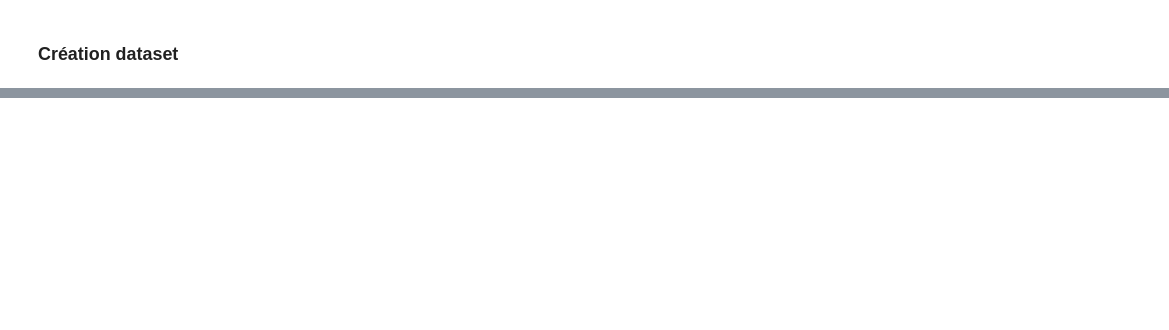
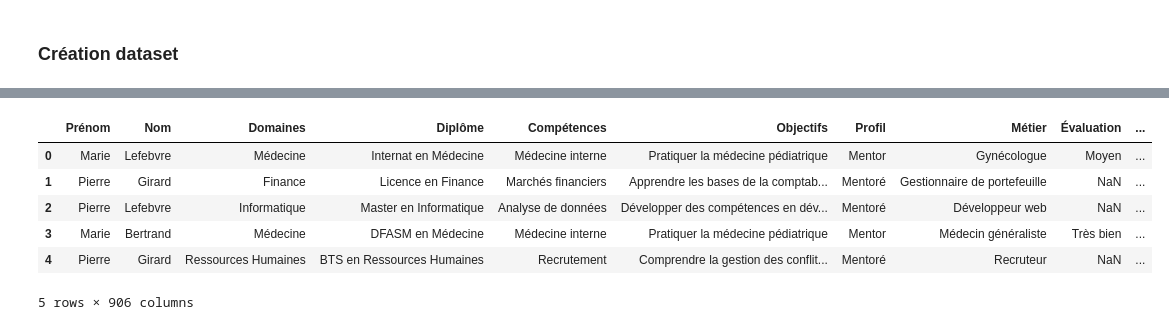
Before and after one commit to MariefloChm/Projet_intensif, a Jupyter notebook: generate_data.ipynb, the cells around one changed output, grey strips where cells are left out. Cells and saved outputs as stored; diff of their text form; code cells hidden in the pictures; blank space fills up the shorter version.

```diff
--- a/generate_data.ipynb
+++ b/generate_data.ipynb
@@ -191,0 +284,27 @@ df.head()
+# %%
+# df_work = df[['Prénom','Nom','Compétences', 'Objectifs', 'Diplôme','Profil']]
+df_work = df.select_dtypes(exclude=["int","float"])
+
+#Encodage one-hot des caractéristiques catégorielles
+encoder = OneHotEncoder(sparse=False, drop='first')
+# encoder.get
+encoded_features = encoder.fit_transform(df_work)
+
+# Créer un DataFrame avec les caractéristiques encodées
+encoded_df = pd.DataFrame(encoded_features, columns=encoder.get_feature_names_out(df_work.columns))
+
+# Réindexer le DataFrame
+# encoded_df.index = df_work.index
+
+# Concaténer les caractéristiques encodées avec les données mentor et mentoré
+combined_data_encoded = pd.concat([df_work, encoded_df], axis=1)
+# %%
+combined_data_encoded.head()
+# %% [output]
+|  | Prénom | Nom | Domaines | Diplôme | Compétences | Objectifs | Profil | Métier | Évaluation | ... |
+| 0 | Marie | Lefebvre | Médecine | Internat en Médecine | Médecine interne | Pratiquer la médecine pédiatrique | Mentor | Gynécologue | Moyen | ... |
+| 1 | Pierre | Girard | Finance | Licence en Finance | Marchés financiers | Apprendre les bases de la comptab... | Mentoré | Gestionnaire de portefeuille | NaN | ... |
+| 2 | Pierre | Lefebvre | Informatique | Master en Informatique | Analyse de données | Développer des compétences en dév... | Mentoré | Développeur web | NaN | ... |
+| 3 | Marie | Bertrand | Médecine | DFASM en Médecine | Médecine interne | Pratiquer la médecine pédiatrique | Mentor | Médecin généraliste | Très bien | ... |
+| 4 | Pierre | Girard | Ressources Humaines | BTS en Ressources Humaines | Recrutement | Comprendre la gestion des conflit... | Mentoré | Recruteur | NaN | ... |
+5 rows × 906 columns
```
Also changed, not shown: parts of 18 cells of this notebook, 1 other file.
